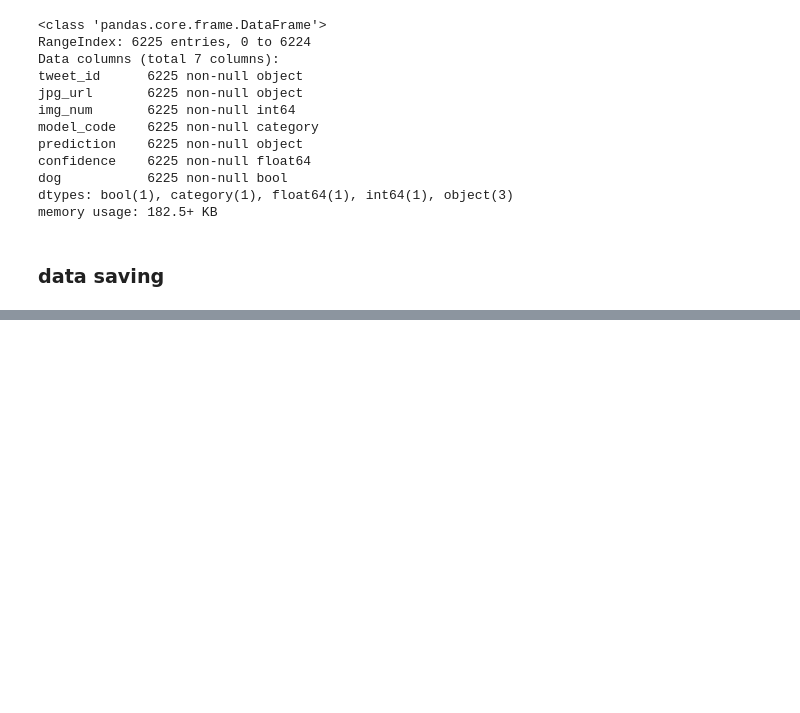
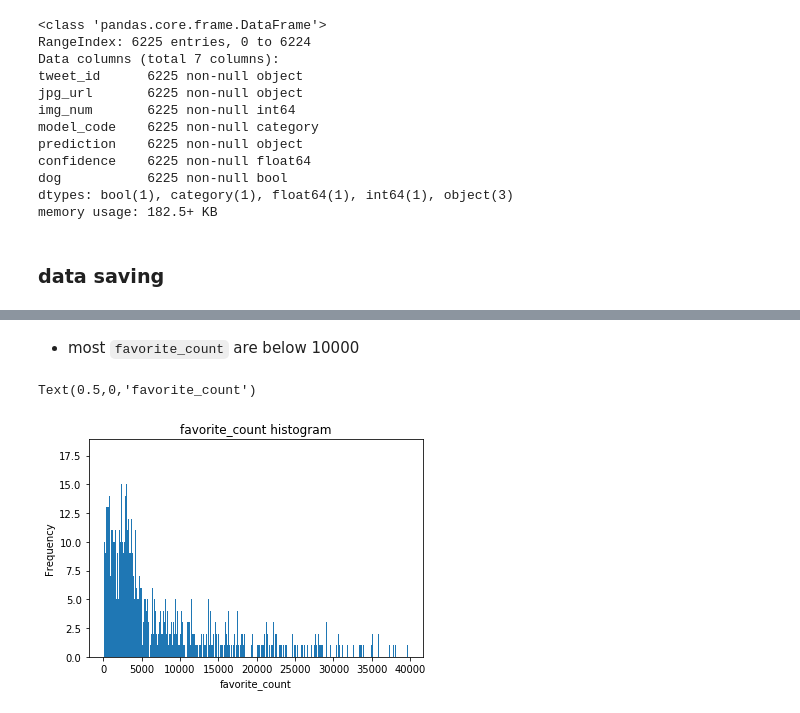
Before and after one commit to ahmed-mahmood-hanafy/wrangle_act, a Jupyter notebook: wrangle_act.ipynb, the cells around one changed output, grey strips where cells are left out. Cells and saved outputs as stored; diff of their text form; code cells hidden in the pictures; blank space fills up the shorter version.

```diff
--- a/wrangle_act.ipynb
+++ b/wrangle_act.ipynb
@@ -905,0 +932,10 @@ image_predictions_clean.to_csv('image_predictions_clean.csv',index= False)
+# %% [markdown]
+- most `favorite_count` are below 10000
+# %%
+# zoomig in for more details
+twitter_archive_clean[twitter_archive_clean.favorite_count < 40000].favorite_count.plot.hist(bins=1000)
+plt.title('favorite_count histogram')
+plt.xlabel('favorite_count')
+# %% [output]
+Text(0.5,0,'favorite_count')
+[figure, added]
```
Also changed, not shown: parts of 25 cells of this notebook, 8 other files.
